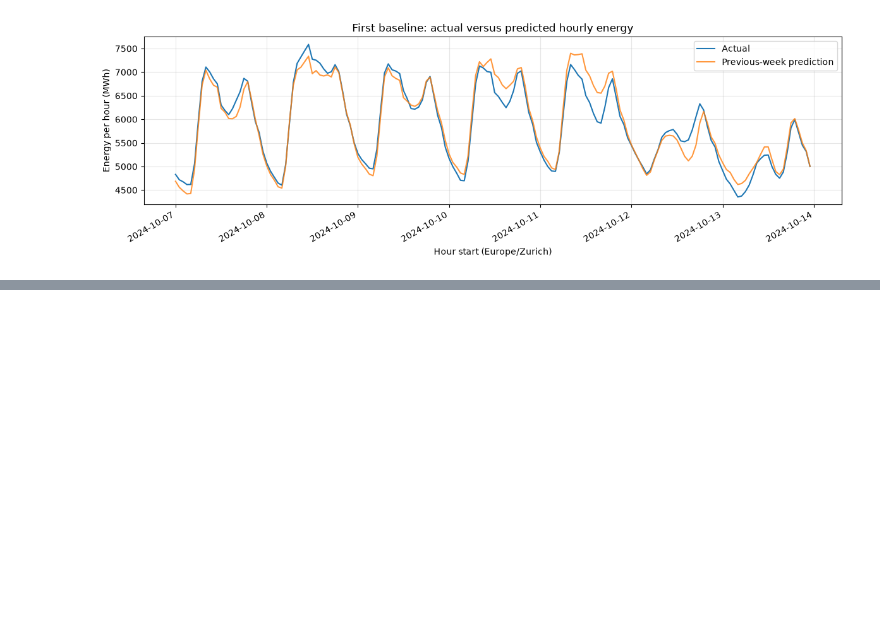
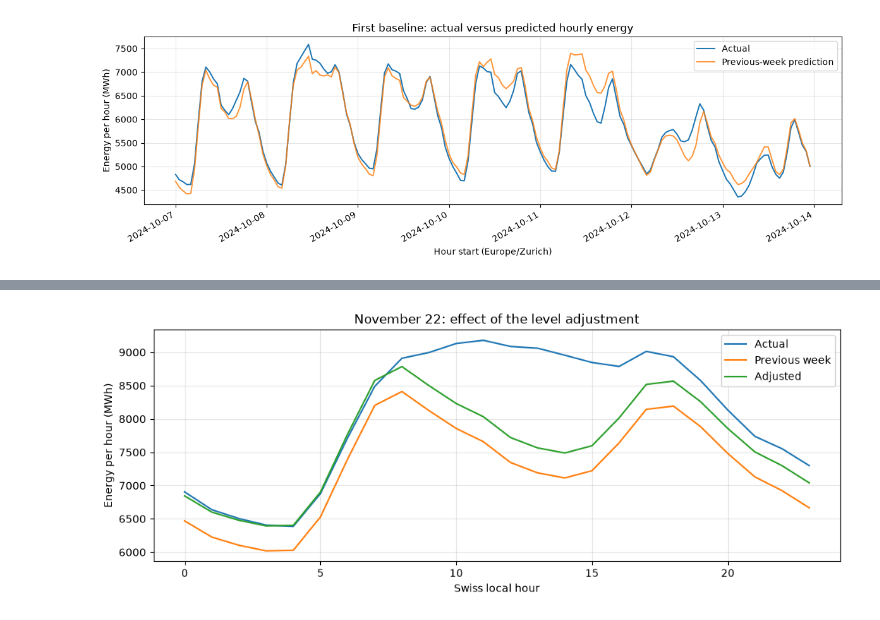
Before and after one commit to mihail500/swiss-energy-forecast, a Jupyter notebook: notebooks/02_baseline_forecast.ipynb, the cells around one changed output, grey strips where cells are left out. Saved outputs shown, nothing was run; the diff lists cells and outputs as text; code cells hidden in the pictures; blank space fills up the shorter version.

```diff
--- a/notebooks/02_baseline_forecast.ipynb
+++ b/notebooks/02_baseline_forecast.ipynb
@@ -162,0 +357,13 @@ Next experiments: inspect the largest errors and compare another simple baseline
+# %%
+nov22 = evaluation["hour_start_local"].dt.strftime("%Y-%m-%d").eq("2024-11-22")
+
+display(pd.DataFrame({
+    "MAE (MWh)": adjusted_errors.loc[nov22].abs().mean(),
+    "Mean error (MWh)": adjusted_errors.loc[nov22].mean(),
+}).round(2))
+
+print(
+    "November 22 correction:",
+    round(adjusted.loc[nov22, "correction_mwh"].iloc[0], 2),
+    "MWh",
+)
@@ -162,0 +375,23 @@ Next experiments: inspect the largest errors and compare another simple baseline
+# %%
+day = adjusted.loc[nov22]
+local_hours = evaluation.loc[nov22, "hour_start_local"].dt.hour
+
+fig, ax = plt.subplots(figsize=(10, 4))
+for column, label in [
+    ("actual_mwh", "Actual"),
+    ("prediction_mwh", "Previous week"),
+    ("adjusted_prediction_mwh", "Adjusted"),
+]:
+    ax.plot(local_hours, day[column], label=label)
+
+ax.set(
+    xlabel="Swiss local hour",
+    ylabel="Energy per hour (MWh)",
+    title="November 22: effect of the level adjustment",
+)
+ax.legend()
+ax.grid(alpha=0.3)
+plt.tight_layout()
+plt.show()
+# %% [output]
+[figure, added]
```
Also changed, not shown: parts of 29 cells of this notebook, 10 other files.
